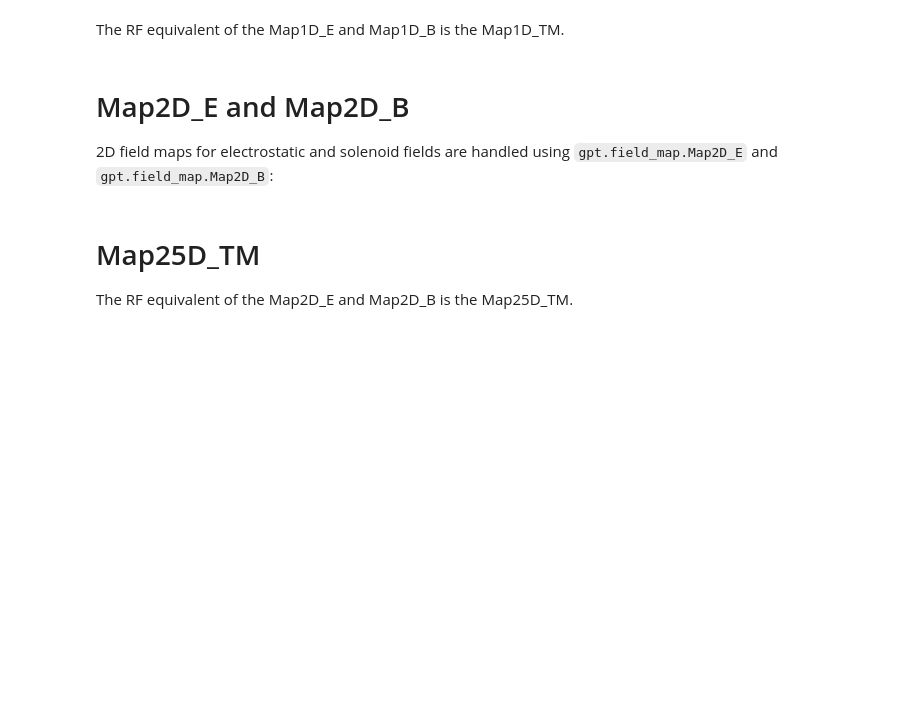
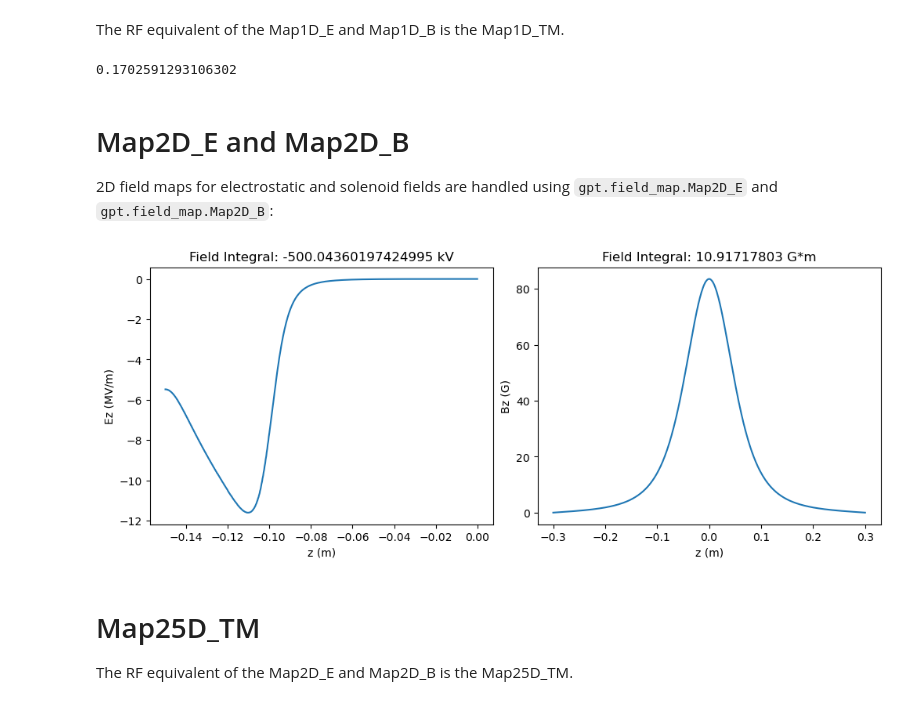
Before and after one commit to ColwynGulliford/lume-gpt, a Jupyter notebook: examples/simple_gpt_example.ipynb, the cells around one changed output. Drawn from its saved outputs; the diff is of its cells as text; code cells hidden in the pictures; blank space fills up the shorter version.

```diff
--- a/examples/simple_gpt_example.ipynb
+++ b/examples/simple_gpt_example.ipynb
@@ -357,24 +366,30 @@ The RF equivalent of the Map1D_E and Map1D_B is the Map1D_TM.
+# %%
+cav.cavity_voltage
+# %% [output]
+0.1702591293106302
 # %% [markdown]
 # Map2D_E and Map2D_B
 
 2D field maps for electrostatic and solenoid fields are handled using `gpt.field_map.Map2D_E` and `gpt.field_map.Map2D_B`:
 # %%
-#from gpt.maps import Map2D_E
-#from gpt.maps import Map2D_B
+from gpt.maps import Map2D_E
+from gpt.maps import Map2D_B
 
-#gun = Map2D_E('dcgun2D', 'templates/dcgun/fields/dcgun_GHV.gdf')
-#sol = Map2D_B('sol2D', 'templates/dcgun/fields/solenoid_SLA_L60.gdf')
+gun = Map2D_E('dcgun2D', 'elements/fields/gun_0mm.gdf')
+sol = Map2D_B('sol2D', 'elements/fields/solenoid_SLA_L60.gdf')
 
-#fig, axs = plt.subplots(1, 2, sharex='col', constrained_layout=True, figsize=[10,4]);
-#axs[0].plot(gun.z0, gun.Ez0/1e6);
-#axs[0].set_xlabel('z (m)');
-#axs[0].set_ylabel('Ez (MV/m)');
-#axs[0].set_title(f'Field Integral: {gun.field_integral/1e3} keV');
+fig, axs = plt.subplots(1, 2, sharex='col', constrained_layout=True, figsize=[10,4]);
+axs[0].plot(gun.z0, gun.Ez0/1e6);
+axs[0].set_xlabel('z (m)');
+axs[0].set_ylabel('Ez (MV/m)');
+axs[0].set_title(f'Field Integral: {gun.field_integral/1e3} kV');
 
-#axs[1].plot(sol.z0, sol.Bz0*1e4);
-#axs[1].set_xlabel('z (m)');
-#axs[1].set_ylabel('Bz (G)');
-#axs[1].set_title(f'Field Integral: {sol.field_integral/1e-4} G*m');
+axs[1].plot(sol.z0, sol.Bz0*1e4);
+axs[1].set_xlabel('z (m)');
+axs[1].set_ylabel('Bz (G)');
+axs[1].set_title(f'Field Integral: {sol.field_integral/1e-4} G*m');
+# %% [output]
+[figure, added]
 # %% [markdown]
 # Map25D_TM
 The RF equivalent of the Map2D_E and Map2D_B is the Map25D_TM.
```
Also changed, not shown: parts of 14 cells of this notebook.
